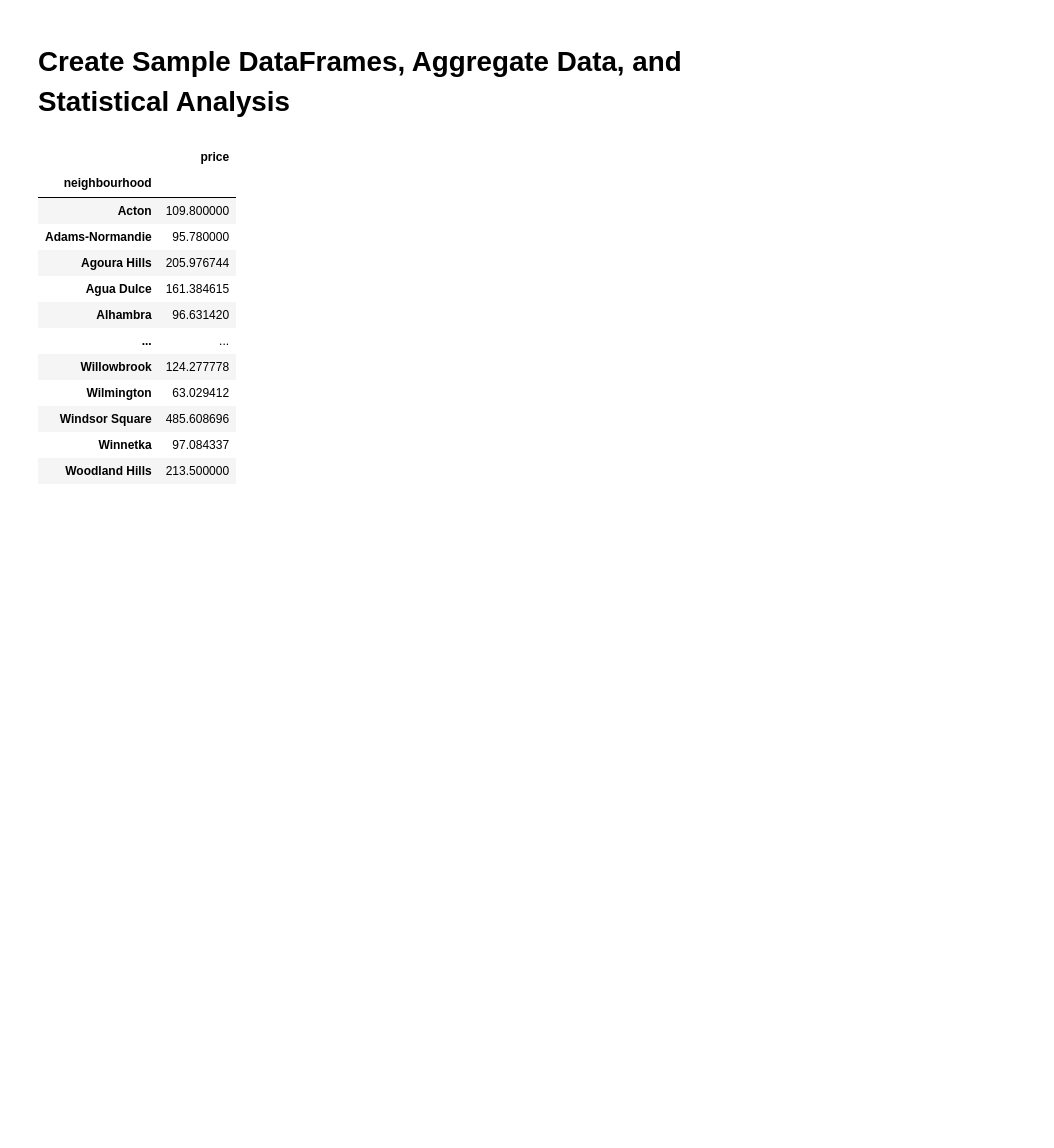
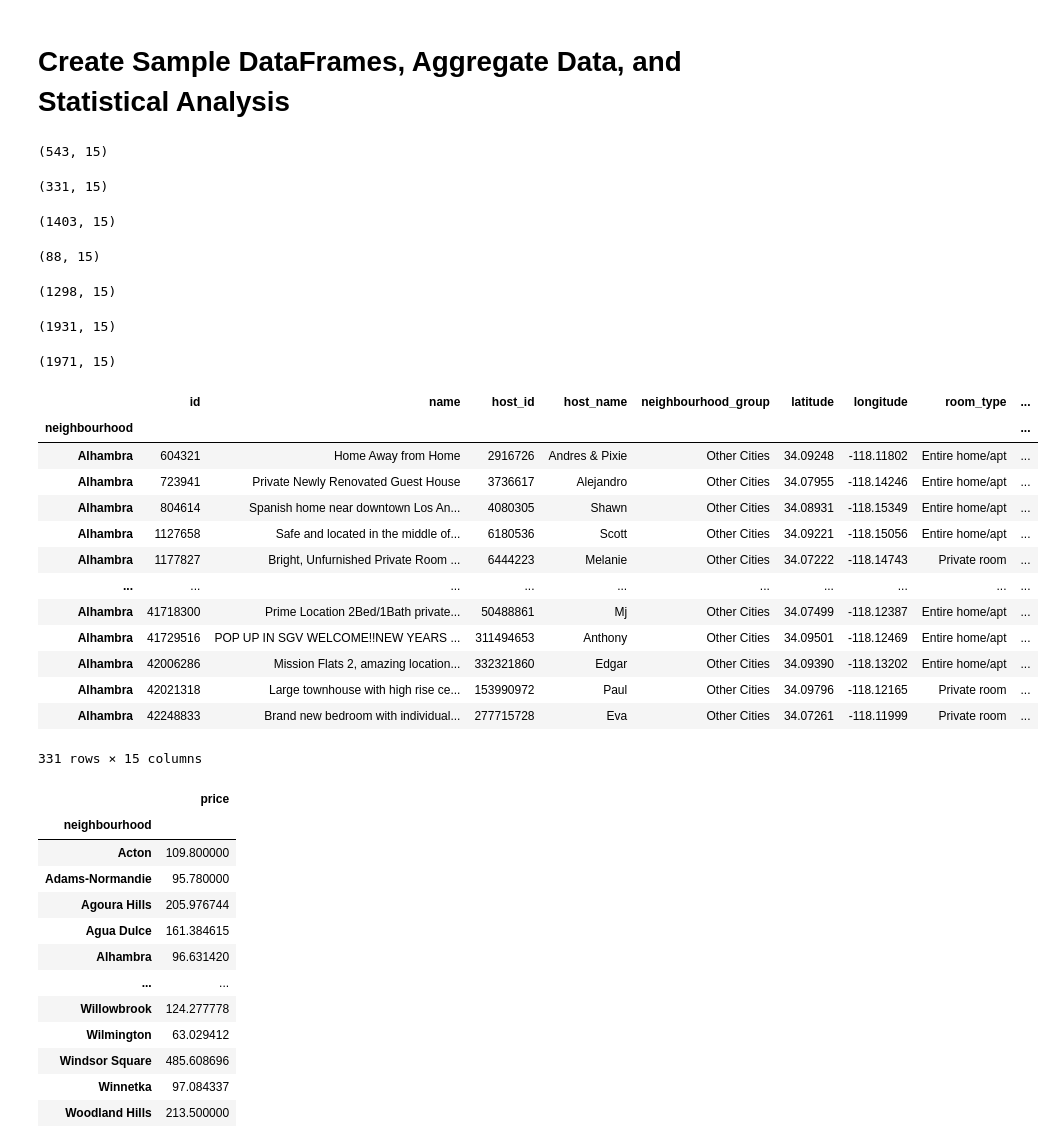
Before and after one commit to ObliviousCloud/february2020_airbnb_prices, a Jupyter notebook: LA Airbnb Listings 02_13_2020.ipynb, the cells around one changed output. Saved outputs shown, nothing was run; the diff lists cells and outputs as text; code cells hidden in the pictures; blank space fills up the shorter version.

```diff
--- a/LA Airbnb Listings 02_13_2020.ipynb
+++ b/LA Airbnb Listings 02_13_2020.ipynb
@@ -101,0 +106,6 @@ Index(['id', 'name', 'host_id', 'host_name', 'neighbourhood_group',
+# %%
+#Indexing
+df_ind = df.set_index('neighbourhood')
+df_nbh = df_ind.loc[['Venice', 'Hollywood', 'Long Beach', 'Hollywood', "Downtown", 'Santa Monica',
+                     'Pasadena', 'South Pasadena', 'Alhambra']]
+df_nbh.shape
@@ -102,5 +124,57 @@ Index(['id', 'name', 'host_id', 'host_name', 'neighbourhood_group',
 # %% [markdown]
 # Create Sample DataFrames, Aggregate Data, and Statistical Analysis
+# %%
+pasadena = df_ind.loc['Pasadena']
+pasadena.shape
+# %% [output]
+(543, 15)
+# %%
+alhambra = df_ind.loc['Alhambra']
+alhambra.shape
+# %% [output]
+(331, 15)
+# %%
+downtown = df_ind.loc['Downtown']
+downtown.shape
+# %% [output]
+(1403, 15)
+# %%
+south_pasadena = df_ind.loc['South Pasadena']
+south_pasadena.shape
+# %% [output]
+(88, 15)
+# %%
+santa_monica = df_ind.loc['Santa Monica']
+santa_monica.shape
+# %% [output]
+(1298, 15)
+# %%
+holly_wood = df_ind.loc['Hollywood']
+holly_wood.shape
+# %% [output]
+(1931, 15)
+# %%
+venice = df_ind.loc['Venice']
+venice.shape
+# %% [output]
+(1971, 15)
+# %%
+alhambra
+# %% [output]
+|  | id | name | host_id | host_name | neighbourhood_group | latitude | longitude | room_type | ... |
+| neighbourhood |  |  |  |  |  |  |  |  | ... |
+| Alhambra | 604321 | Home Away from Home | 2916726 | Andres & Pixie | Other Cities | 34.09248 | -118.11802 | Entire home/apt | ... |
+| Alhambra | 723941 | Private Newly Renovated Guest House | 3736617 | Alejandro | Other Cities | 34.07955 | -118.14246 | Entire home/apt | ... |
+| Alhambra | 804614 | Spanish home near downtown Los An... | 4080305 | Shawn | Other Cities | 34.08931 | -118.15349 | Entire home/apt | ... |
+| Alhambra | 1127658 | Safe and located in the middle of... | 6180536 | Scott | Other Cities | 34.09221 | -118.15056 | Entire home/apt | ... |
+| Alhambra | 1177827 | Bright, Unfurnished Private Room ... | 6444223 | Melanie | Other Cities | 34.07222 | -118.14743 | Private room | ... |
+| ... | ... | ... | ... | ... | ... | ... | ... | ... | ... |
+| Alhambra | 41718300 | Prime Location 2Bed/1Bath private... | 50488861 | Mj | Other Cities | 34.07499 | -118.12387 | Entire home/apt | ... |
+| Alhambra | 41729516 | POP UP IN SGV WELCOME!!NEW YEARS ... | 311494653 | Anthony | Other Cities | 34.09501 | -118.12469 | Entire home/apt | ... |
+| Alhambra | 42006286 | Mission Flats 2, amazing location... | 332321860 | Edgar | Other Cities | 34.09390 | -118.13202 | Entire home/apt | ... |
+| Alhambra | 42021318 | Large townhouse with high rise ce... | 153990972 | Paul | Other Cities | 34.09796 | -118.12165 | Private room | ... |
+| Alhambra | 42248833 | Brand new bedroom with individual... | 277715728 | Eva | Other Cities | 34.07261 | -118.11999 | Private room | ... |
+331 rows × 15 columns
 # %%
 avg_nbh_price = df.pivot_table(values='price', index='neighbourhood')
 avg_nbh_price
```
Also changed, not shown: parts of 6 cells of this notebook.
